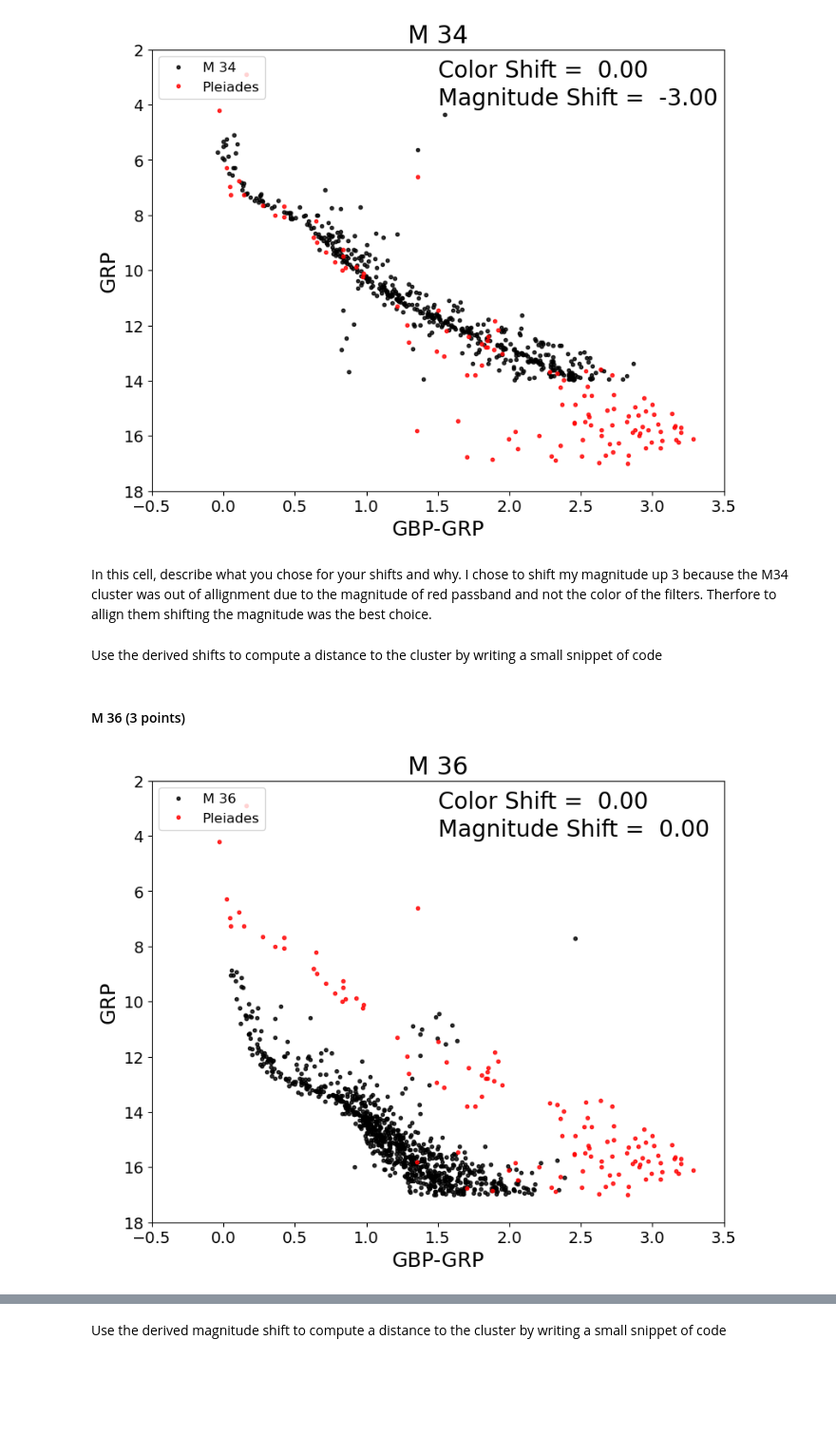
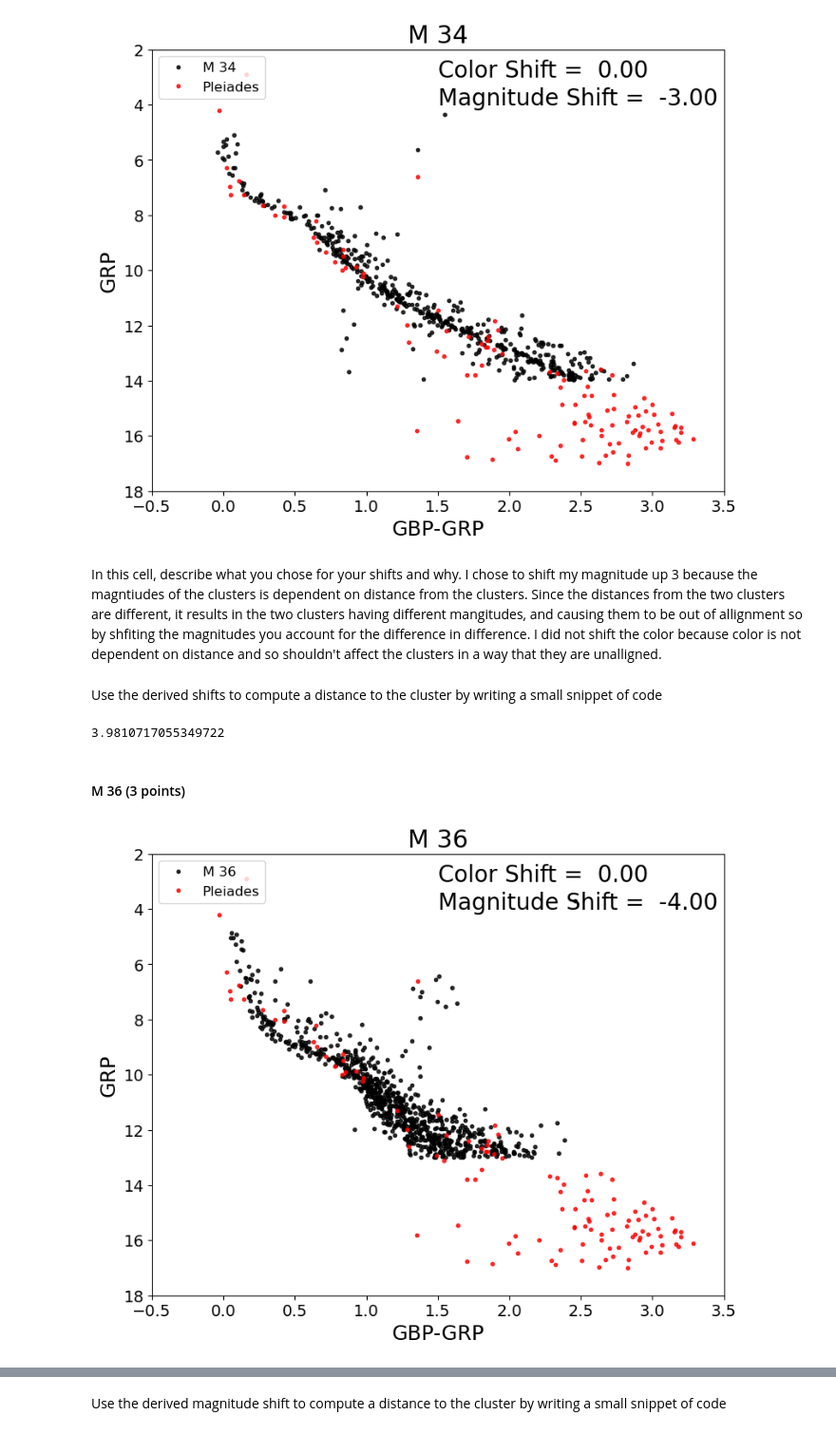
Before and after one commit to ArishAli459/CMD_distmod_student, a Jupyter notebook: cluster_plot_student.ipynb, the cells around one changed output, grey strips where cells are left out. Shown: that part at 95% size. Drawn from its saved outputs; the diff is of its cells as text; code cells hidden in the pictures; blank space fills up the shorter version.

Commit message:
on plotting distances vs distance modulus

```diff
--- a/cluster_plot_student.ipynb
+++ b/cluster_plot_student.ipynb
@@ -42,9 +42,9 @@ warnings.filterwarnings('ignore')
 cp.cmdplot(clustname='M 34',magshift=-3.0,colshift=0.0)
 # %% [output]
 [figure]
-# %% [markdown]
-In this cell, describe what you chose for your shifts and why.
-I chose to shift my magnitude up 3 because the M34 cluster was out of allignment due to the magnitude of red passband and not the color of the filters. Therfore to allign them shifting the magnitude was the best choice.
+# %% [markdown]
+In this cell, describe what you chose for your shifts and why.
+I chose to shift my magnitude up 3 because the magntiudes of the clusters is dependent on distance from the clusters. Since the distances from the two clusters are different, it results in the two clusters having different mangitudes, and causing them to be out of allignment so by shfiting the magnitudes you account for the difference in difference. I did not shift the color because color is not dependent on distance and so shouldn't affect the clusters in a way that they are unalligned.
 # %% [markdown]
 Use the derived shifts to compute a distance to the cluster by writing a small snippet of code
 # %%
@@ -56,11 +56,13 @@ shift_m34 = -3.0
 
 # Assuming the distance to M45 is 130pc write an code expression that converts your shift into the ratio of the distances
 #the Pleiades to this cluster
-dist_ratio_m34 =
+dist_ratio_m34 =10 ** (-shift_m34/5)
 print(dist_ratio_m34)
+# %% [output]
+3.9810717055349722
 # %% [markdown]
 #### M 36 (3 points)
 # %%
-cp.cmdplot(clustname='M 36',magshift=0.0,colshift=0.0)
+cp.cmdplot(clustname='M 36',magshift=-4.0,colshift=0.0)
 # %% [output]
-[figure, old version]
+[figure, new version]
```
Also changed, not shown: parts of 12 cells of this notebook.
